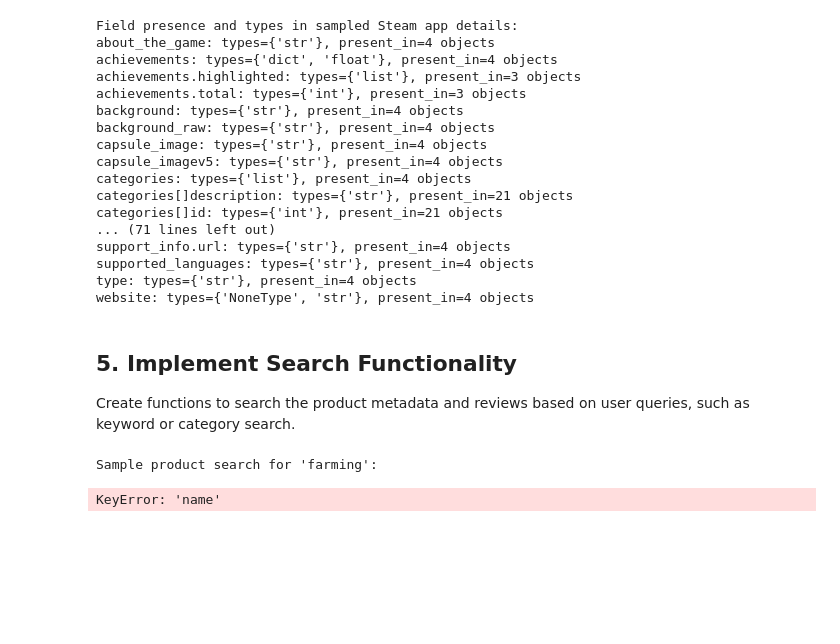
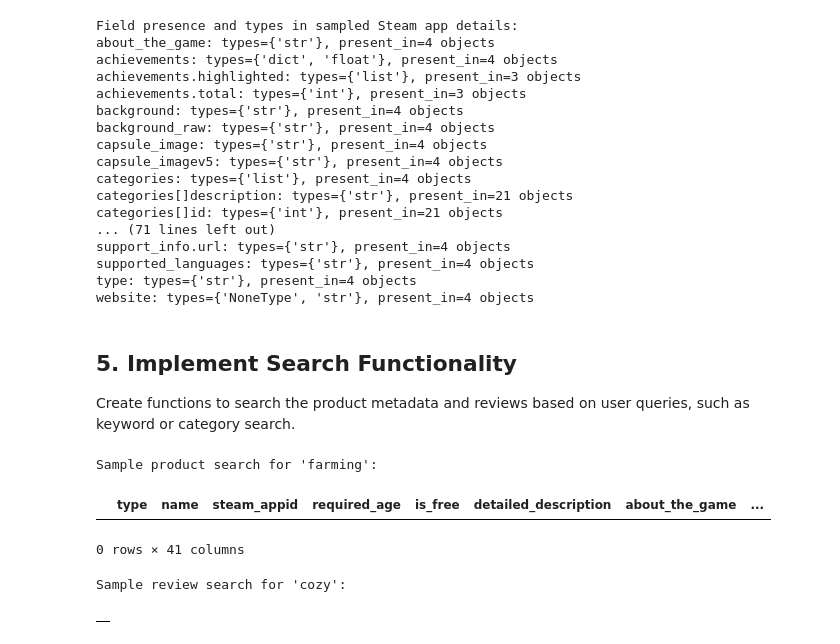
Before and after one commit to jfjordanfarr/ActualGameSearch_V2, a Jupyter notebook: pipeline/notebooks/03_acquire_explore_etl_search.ipynb, the cells around one changed output. Cells and saved outputs as stored; diff of their text form; code cells hidden in the pictures; blank space fills up the shorter version.

```diff
--- a/pipeline/notebooks/03_acquire_explore_etl_search.ipynb
+++ b/pipeline/notebooks/03_acquire_explore_etl_search.ipynb
@@ -118,8 +452,8 @@ votes_up: types={'int'}, present_in=11 objects
 
 Save the sampled app details and reviews to `pipeline/notebooks/data/` as both CSV and Feather for easy reuse.
 # %%
-# Save sampled app details and reviews to disk
-import os
+# Save sampled app details and reviews to disk (robust flattening for Feather compatibility)
+import os, json
 data_dir = os.path.abspath(os.path.join(os.getcwd(), "../data"))
 os.makedirs(data_dir, exist_ok=True)
 
@@ -128,10 +462,30 @@ apps_path_feather = os.path.join(data_dir, "sampled_apps.feather")
 reviews_path_csv = os.path.join(data_dir, "sampled_reviews.csv")
 reviews_path_feather = os.path.join(data_dir, "sampled_reviews.feather")
 
-sample_details_df.to_csv(apps_path_csv, index=False)
-sample_details_df.reset_index(drop=True).to_feather(apps_path_feather)
-reviews_df.to_csv(reviews_path_csv, index=False)
-reviews_df.reset_index(drop=True).to_feather(reviews_path_feather)
+def robust_flatten_for_feather(df):
+    flat_df = df.copy()
+    for col in flat_df.columns:
+        if flat_df[col].dtype == 'object':
+            sample_vals = flat_df[col].dropna().head(10)
+            # Stringify lists/dicts
+            if any(isinstance(v, (list, dict)) for v in sample_vals):
+                flat_df[col] = flat_df[col].apply(lambda v: json.dumps(v) if isinstance(v, (list, dict)) else v)
+            # Coerce to string if still mixed types
+            if flat_df[col].apply(lambda v: not isinstance(v, str) and v is not None).any():
+                flat_df[col] = flat_df[col].apply(lambda v: str(v) if v is not None else v)
+            # Drop column if still not stringifiable
+            if flat_df[col].apply(lambda v: not isinstance(v, str) and v is not None).any():
+                print(f"[WARN] Dropping column {col} due to unhandled types after flattening attempts.")
+                flat_df = flat_df.drop(columns=[col])
+    return flat_df
 
-print(f"Saved {len(sample_details_df)} apps to {apps_path_csv} and {apps_path_feather}")
-print(f"Saved {len(reviews_df)} reviews to {reviews_path_csv} and {reviews_path_feather}")
+sample_details_df_flat = robust_flatten_for_feather(sample_details_df)
+reviews_df_flat = robust_flatten_for_feather(reviews_df)
+
+sample_details_df_flat.to_csv(apps_path_csv, index=False)
+sample_details_df_flat.reset_index(drop=True).to_feather(apps_path_feather)
+reviews_df_flat.to_csv(reviews_path_csv, index=False)
+reviews_df_flat.reset_index(drop=True).to_feather(reviews_path_feather)
+
+print(f"Saved {len(sample_details_df_flat)} apps to {apps_path_csv} and {apps_path_feather}")
+print(f"Saved {len(reviews_df_flat)} reviews to {reviews_path_csv} and {reviews_path_feather}")
@@ -292,21 +1452,24 @@ Create functions to search the product metadata and reviews based on user querie
 # %%
 # Simple keyword search in product metadata
 def search_products(metadata: pd.DataFrame, query: str, top_n: int = 10) -> pd.DataFrame:
     mask = metadata['name'].str.contains(query, case=False, na=False) | \
            metadata['short_description'].str.contains(query, case=False, na=False)
     return metadata[mask].head(top_n)
 
 # Simple keyword search in reviews
 def search_reviews(reviews: pd.DataFrame, query: str, top_n: int = 10) -> pd.DataFrame:
-    mask = reviews['processed_review'].str.contains(query, case=False, na=False)
+    mask = reviews['processed_review'].str.contains(query, case=False, na=False) if 'processed_review' in reviews.columns else pd.Series([False]*len(reviews))
     return reviews[mask].head(top_n)
 
 # Example usage:
 print("\nSample product search for 'farming':")
-display(search_products(metadata_clean, 'farming'))
+display(search_products(sample_details_df_flat, 'farming'))
 
 print("\nSample review search for 'cozy':")
-display(search_reviews(reviews_clean, 'cozy'))
+display(search_reviews(reviews_df_flat, 'cozy'))
 # %% [output]
 Sample product search for 'farming':
+|  | type | name | steam_appid | required_age | is_free | detailed_description | about_the_game | ... |
-KeyError: 'name'
+0 rows × 41 columns
+Sample review search for 'cozy':
+|  |
```
Also changed, not shown: parts of 36 cells of this notebook, 24 other files.
